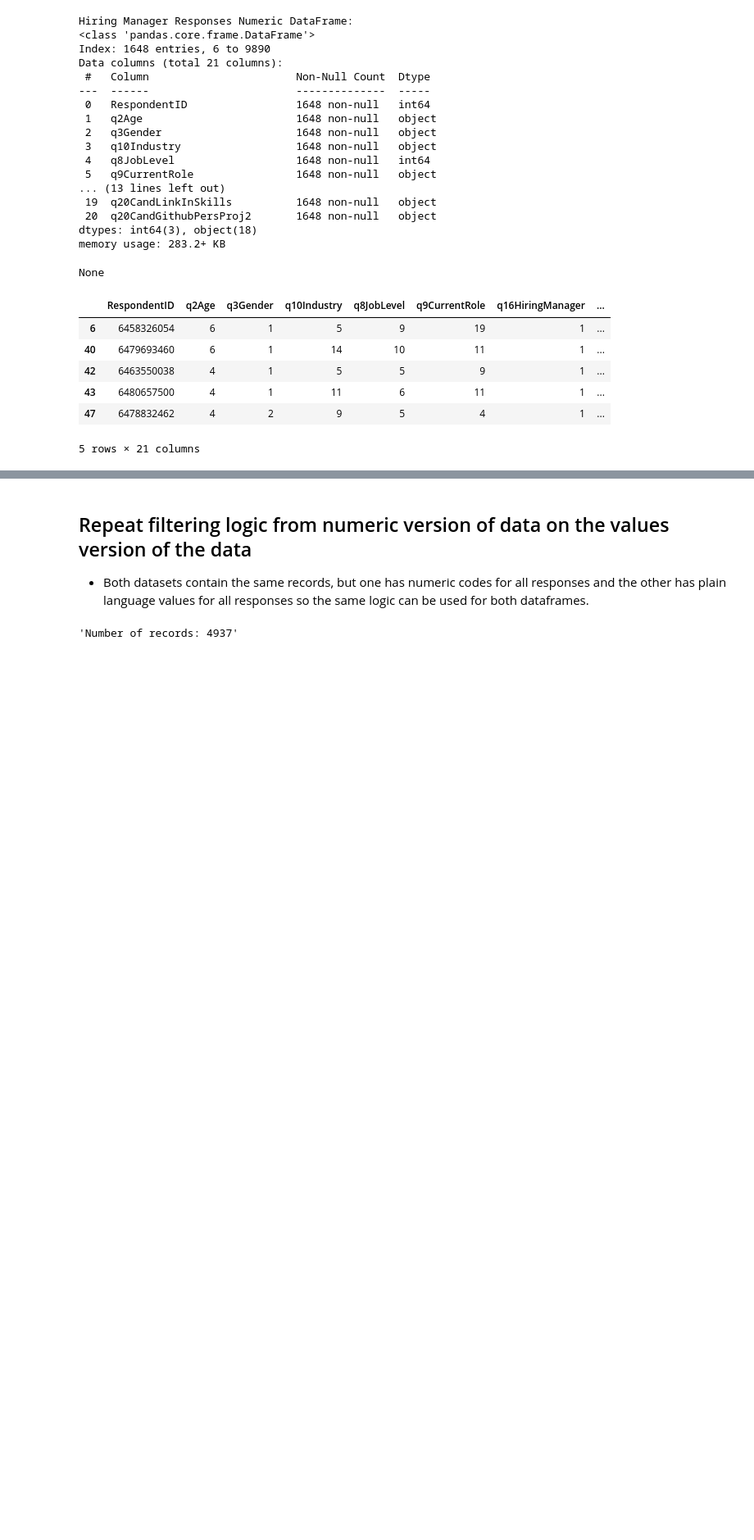
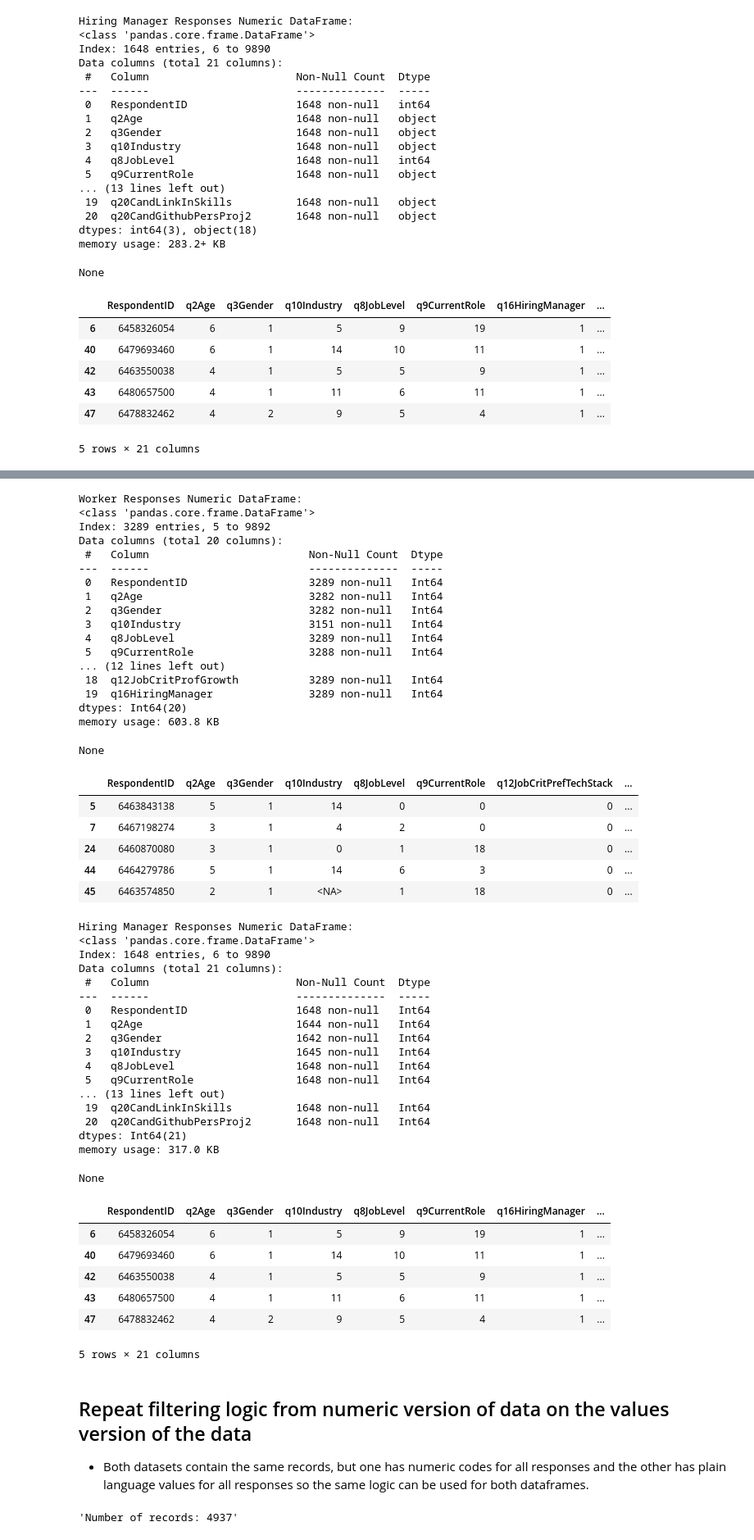
Before and after one commit to IT4063C-Fall24/final-project-yaumj, a Jupyter notebook: source.ipynb, the cells around one changed output, grey strips where cells are left out. Shown at 82% size. Cells and saved outputs as stored; diff of their text form; code cells hidden in the pictures; blank space fills up the shorter version.

```diff
--- a/source.ipynb
+++ b/source.ipynb
@@ -368,3 +372,69 @@ None
+# %%
+# Convert all columns in Worker Responses Numeric DataFrame to int64
+worker_responses_numeric_df = worker_responses_numeric_df.apply(pd.to_numeric, errors='coerce').astype('Int64')
+
+# Convert all columns in Hiring Manager Responses Numeric DataFrame to int64
+hiring_manager_responses_numeric_df = hiring_manager_responses_numeric_df.apply(pd.to_numeric, errors='coerce').astype('Int64')
+
+# Display the resulting Worker Responses Numeric DataFrame and info about the dataframe
+print("Worker Responses Numeric DataFrame:")
+display(worker_responses_numeric_df.info())
+display(worker_responses_numeric_df.head(5))
+
+# Display the resulting Hiring Manager Responses Numeric DataFrame and info about the dataframe
+print("Hiring Manager Responses Numeric DataFrame:")
+display(hiring_manager_responses_numeric_df.info())
+display(hiring_manager_responses_numeric_df.head(5))
+# %% [output]
+Worker Responses Numeric DataFrame:
+<class 'pandas.core.frame.DataFrame'>
+Index: 3289 entries, 5 to 9892
+Data columns (total 20 columns):
+ #   Column                         Non-Null Count  Dtype
+---  ------                         --------------  -----
+ 0   RespondentID                   3289 non-null   Int64
+ 1   q2Age                          3282 non-null   Int64
+ 2   q3Gender                       3282 non-null   Int64
+ 3   q10Industry                    3151 non-null   Int64
+ 4   q8JobLevel                     3289 non-null   Int64
+ 5   q9CurrentRole                  3288 non-null   Int64
+... (12 lines left out)
+ 18  q12JobCritProfGrowth           3289 non-null   Int64
+ 19  q16HiringManager               3289 non-null   Int64
+dtypes: Int64(20)
+memory usage: 603.8 KB
+None
+|  | RespondentID | q2Age | q3Gender | q10Industry | q8JobLevel | q9CurrentRole | q12JobCritPrefTechStack | ... |
+| 5 | 6463843138 | 5 | 1 | 14 | 0 | 0 | 0 | ... |
+| 7 | 6467198274 | 3 | 1 | 4 | 2 | 0 | 0 | ... |
+| 24 | 6460870080 | 3 | 1 | 0 | 1 | 18 | 0 | ... |
+| 44 | 6464279786 | 5 | 1 | 14 | 6 | 3 | 0 | ... |
+| 45 | 6463574850 | 2 | 1 | <NA> | 1 | 18 | 0 | ... |
+Hiring Manager Responses Numeric DataFrame:
+<class 'pandas.core.frame.DataFrame'>
+Index: 1648 entries, 6 to 9890
+Data columns (total 21 columns):
+ #   Column                       Non-Null Count  Dtype
+---  ------                       --------------  -----
+ 0   RespondentID                 1648 non-null   Int64
+ 1   q2Age                        1644 non-null   Int64
+ 2   q3Gender                     1642 non-null   Int64
+ 3   q10Industry                  1645 non-null   Int64
+ 4   q8JobLevel                   1648 non-null   Int64
+ 5   q9CurrentRole                1648 non-null   Int64
+... (13 lines left out)
+ 19  q20CandLinkInSkills          1648 non-null   Int64
+ 20  q20CandGithubPersProj2       1648 non-null   Int64
+dtypes: Int64(21)
+memory usage: 317.0 KB
+None
+|  | RespondentID | q2Age | q3Gender | q10Industry | q8JobLevel | q9CurrentRole | q16HiringManager | ... |
+| 6 | 6458326054 | 6 | 1 | 5 | 9 | 19 | 1 | ... |
+| 40 | 6479693460 | 6 | 1 | 14 | 10 | 11 | 1 | ... |
+| 42 | 6463550038 | 4 | 1 | 5 | 5 | 9 | 1 | ... |
+| 43 | 6480657500 | 4 | 1 | 11 | 6 | 11 | 1 | ... |
+| 47 | 6478832462 | 4 | 2 | 9 | 5 | 4 | 1 | ... |
+5 rows × 21 columns
 # %% [markdown]
 ## Repeat filtering logic from numeric version of data on the values version of the data
 - Both datasets contain the same records, but one has numeric codes for all responses and the other has plain language values for all responses
```
Also changed, not shown: parts of 10 cells of this notebook.
